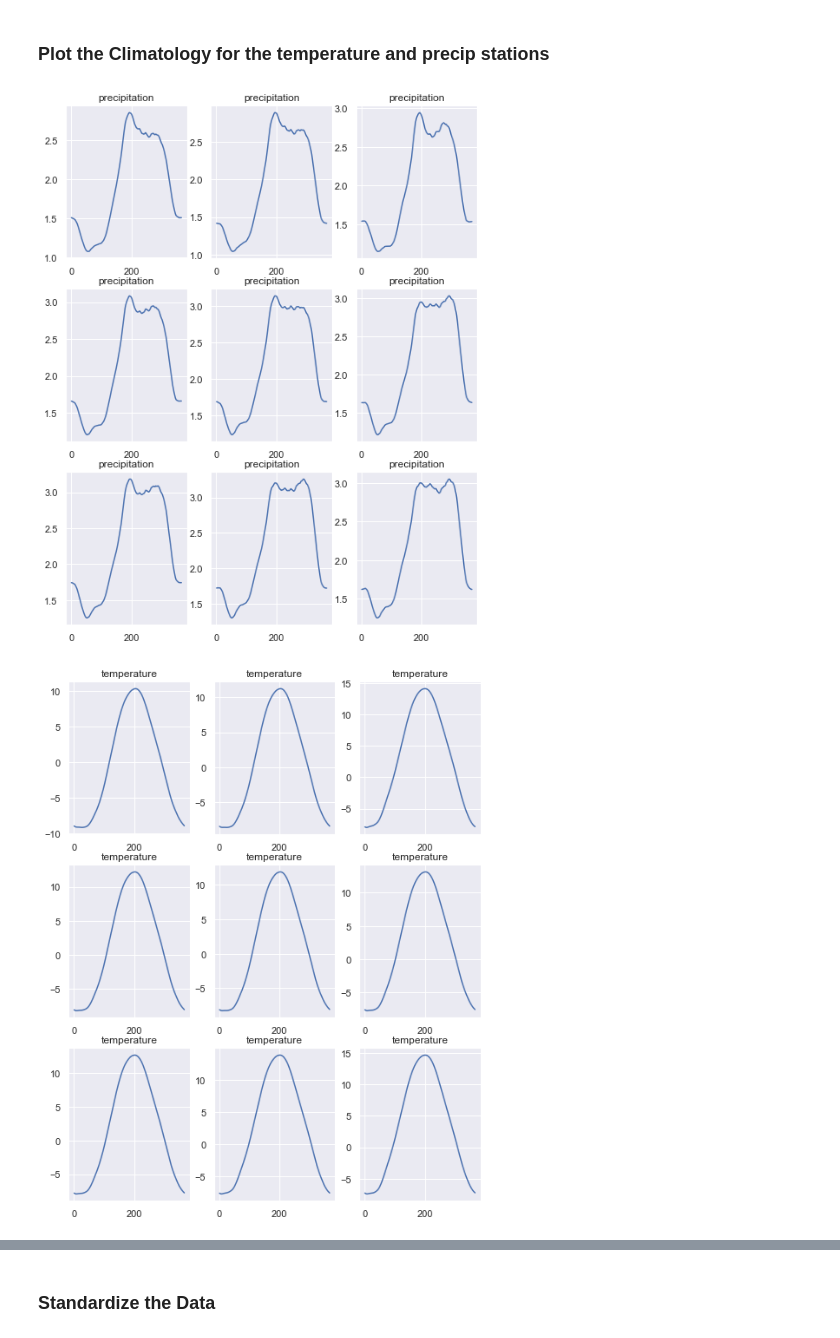
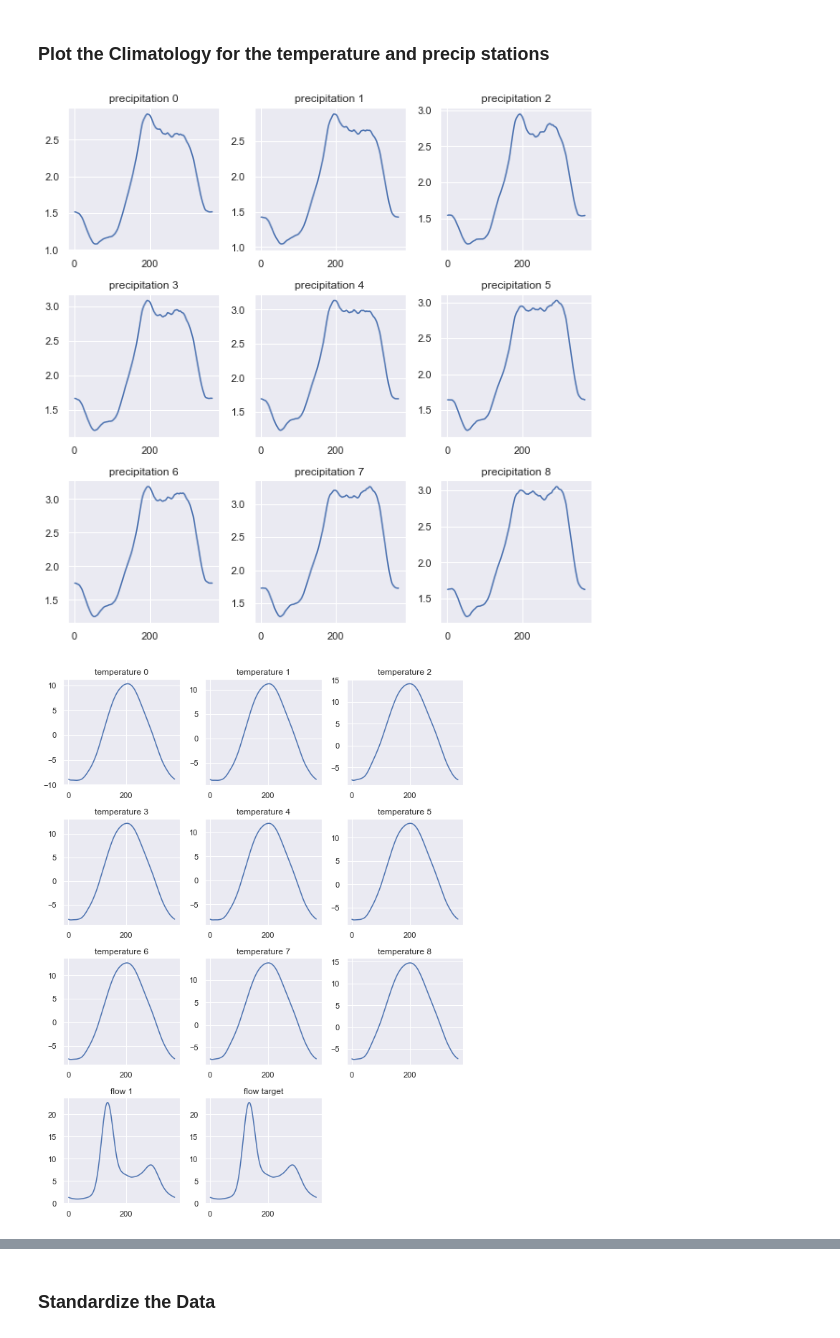
Before and after one commit to kpegion/riverflow, a Jupyter notebook: src/RiverFlow.ipynb, the cells around one changed output, grey strips where cells are left out. Cells and saved outputs as stored; diff of their text form; code cells hidden in the pictures.

```diff
--- a/src/RiverFlow.ipynb
+++ b/src/RiverFlow.ipynb
@@ -277,6 +101,7 @@ Features (`X`): precipitation, temperature, flow
 Target (`Y`): flow one week later
 # %%
-X=np.concatenate((ds_trunc_precip,ds_trunc_temp),axis=1)
+ds_trunc_flowf=ds_trunc_flowf.where(ds_trunc_flowf['time_flow'].isin(ds_trunc_precip['time_weather']), drop=True)
+X=np.concatenate((ds_trunc_precip.values,ds_trunc_temp.values,np.expand_dims(ds_trunc_flowf.values,1)),axis=1)
 Y=ds_trunc_flow.where(ds_trunc_flow['time_flow'].isin(ds_trunc_precip['time_weather']+pd.Timedelta(days=7)), drop=True).values
 # %%
 print('Check Features and Target Dimensions')
@@ -392,11 +198,17 @@ ds_tmp1=xr.DataArray(X_train[:,0:9],
                     coords={'time':ds_trunc_precip['time_weather'][0:ntrain].values,
                             'stations': ds_trunc_precip['station_number'][0:9].values},
                     dims=['time','stations']).to_dataset(name='precipitation')
-ds_tmp2=xr.DataArray(X_train[:,9::],
+ds_tmp2=xr.DataArray(X_train[:,9:18],
                     coords={'time':ds_trunc_precip['time_weather'][0:ntrain].values,
                             'stations': ds_trunc_precip['station_number'][0:9].values},
                     dims=['time','stations']).to_dataset(name='temperature')
-ds_Xtrain=xr.merge([ds_tmp1,ds_tmp2])
+
+ds_tmp3=xr.DataArray(np.expand_dims(X_train[:,18],axis=1),
+                    coords={'time':ds_trunc_precip['time_weather'][0:ntrain,].values,
+                           'stations':np.arange(1)},
+                    dims=['time','stations']).to_dataset(name='flow')
+
+ds_Xtrain=xr.merge([ds_tmp1,ds_tmp2,ds_tmp3])
 
 
 ds_Ytrain=xr.DataArray(Y_train[:],
@@ -405,24 +217,42 @@ ds_Ytrain=xr.DataArray(Y_train[:],
 # %% [markdown]
 ### Calculate climatology and anomalies
 # %%
-precip_climo=daily_climo(ds_Xtrain,'precipitation')
-temp_climo=daily_climo(ds_Xtrain,'temperature')
-climo_Xtrain=xr.merge([precip_climo,temp_climo])
+precip_climo=daily_climo(ds_Xtrain,'precipitation','feature')
+temp_climo=daily_climo(ds_Xtrain,'temperature','feature')
+flowf_climo=daily_climo(ds_Xtrain,'flow','feature')
 
-climo_Ytrain=daily_climo(ds_Ytrain,'flow').to_dataset(name='flow')
+climo_Xtrain=xr.merge([precip_climo,temp_climo,flowf_climo])
+climo_Ytrain=daily_climo(ds_Ytrain,'flow','target').to_dataset(name='flow')
 
 ds_anoms_Xtrain=ds_Xtrain.groupby('time.dayofyear')-climo_Xtrain
 ds_anoms_Ytrain=ds_Ytrain.groupby('time.dayofyear')-climo_Ytrain
 # %% [markdown]
 ### Plot the Climatology for the temperature and precip stations
 # %%
+# Temperature and Precipitation
 for v in ['precipitation','temperature']:
     plt.figure(figsize=(8.5,11))
     for i in range(9):
 
-        plt.subplot(3,3,i+1)
+        plt.subplot(4,3,i+1)
         plt.plot(climo_Xtrain['dayofyear'],climo_Xtrain[v][:,i])
-        plt.title(v)
+        plt.title(v+' '+str(i))
+
+    i=i+1
+    plt.tight_layout()
+
+# Flow
+plt.subplot(4,3,i+1)
+plt.plot(climo_Xtrain['dayofyear'],climo_Xtrain['flow'][:,0])
+plt.title('flow 1')
+plt.tight_layout()
+
+# Target Flow
+i=i+1
+plt.subplot(4,3,i+1)
+plt.plot(climo_Xtrain['dayofyear'],climo_Xtrain['flow'][:,0])
+plt.title('flow target')
+plt.tight_layout()
 # %% [output]
-[figure, old version]
+[figure, new version]
-[figure, old version]
+[figure, new version]
```
Also changed, not shown: parts of 61 cells of this notebook, 2 other files.
